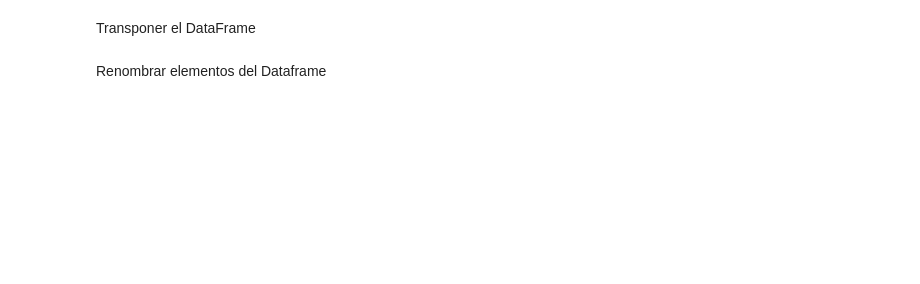
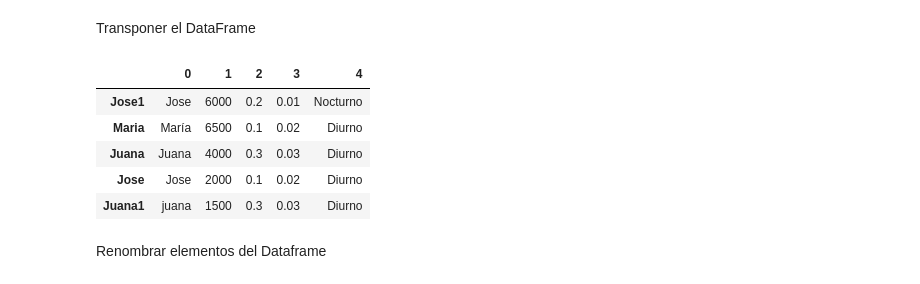
Before and after one commit to Elkinrodriguez77/PythonEAN, a Jupyter notebook: Notebooks/5.Depuración de datos.ipynb, the cells around one changed output. Cells and saved outputs as stored; diff of their text form; code cells hidden in the pictures; blank space fills up the shorter version.

```diff
--- a/Notebooks/5.Depuración de datos.ipynb
+++ b/Notebooks/5.Depuración de datos.ipynb
@@ -289,4 +329,14 @@ Creación del DataFrame
 # %% [markdown]
 Transponer el DataFrame
+# %%
+df_taller = df_taller.T
+df_taller
+# %% [output]
+|  | 0 | 1 | 2 | 3 | 4 |
+| Jose1 | Jose | 6000 | 0.2 | 0.01 | Nocturno |
+| Maria | María | 6500 | 0.1 | 0.02 | Diurno |
+| Juana | Juana | 4000 | 0.3 | 0.03 | Diurno |
+| Jose | Jose | 2000 | 0.1 | 0.02 | Diurno |
+| Juana1 | juana | 1500 | 0.3 | 0.03 | Diurno |
 # %% [markdown]
 Renombrar elementos del Dataframe
```
Also changed, not shown: parts of 11 cells of this notebook, 2 other files.
